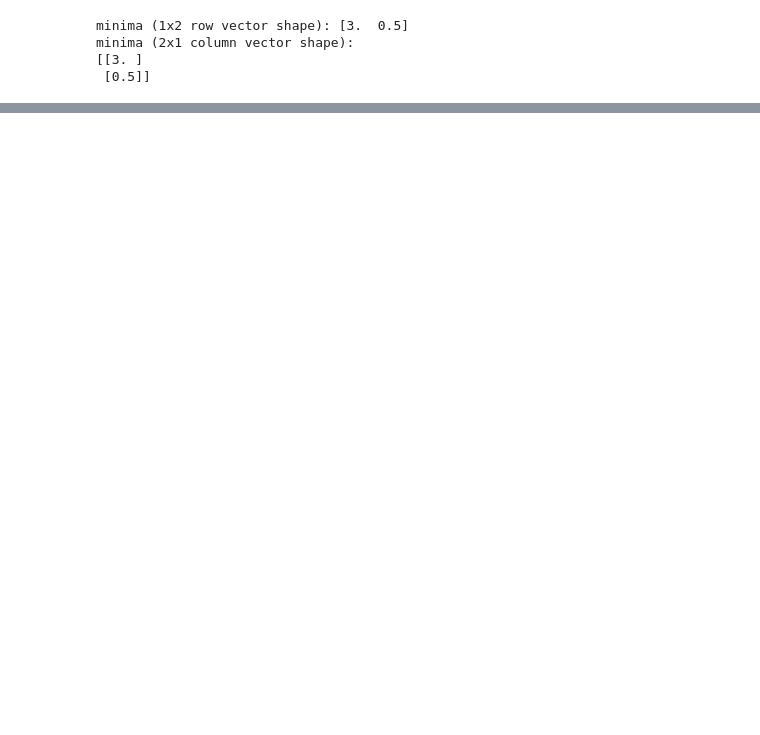
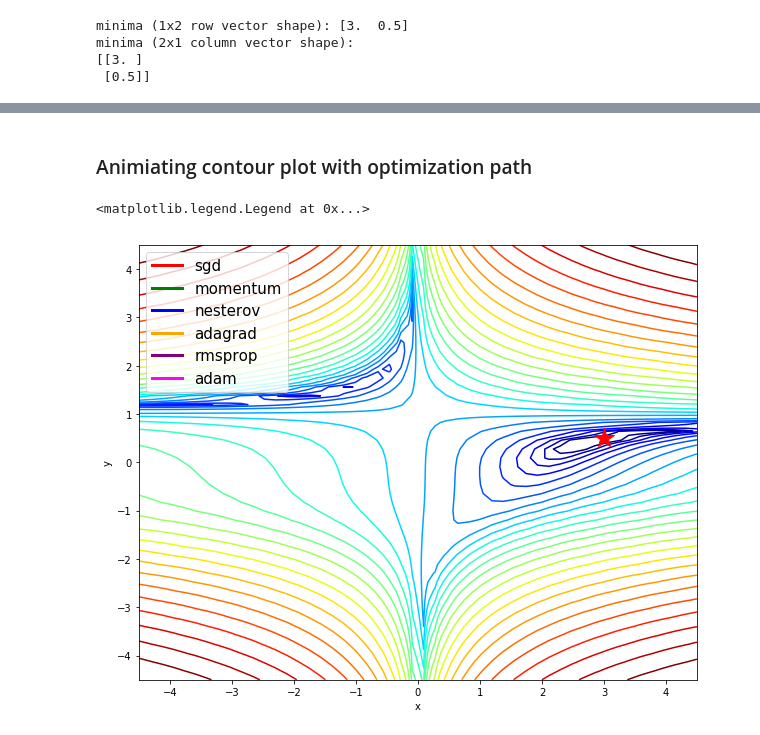
Before and after one commit to ilguyi/optimizers.numpy, a Jupyter notebook: optimizer.tf.all.opt.plot.ipynb, the cells around one changed output, grey strips where cells are left out. Cells and saved outputs as stored; diff of their text form; code cells hidden in the pictures; blank space fills up the shorter version.

```diff
--- a/optimizer.tf.all.opt.plot.ipynb
+++ b/optimizer.tf.all.opt.plot.ipynb
@@ -130,0 +143,2 @@ plt.show()
+# %% [markdown]
+### Animiating contour plot with optimization path
@@ -130,0 +186,18 @@ plt.show()
+# %%
+fig, ax = plt.subplots(figsize=(10, 8))
+
+ax.contour(x_mesh, y_mesh, z, levels=np.logspace(-0.5, 5, 25), norm=LogNorm(), cmap=plt.cm.jet)
+ax.plot(*minima, 'r*', markersize=20)
+
+ax.set_xlabel('x')
+ax.set_ylabel('y')
+
+ax.set_xlim((x_min, x_max))
+ax.set_ylim((y_min, y_max))
+
+path_animation = TrajectoryAnimation(*all_pathes, labels=opt_names, colors=colors, ax=ax)
+
+ax.legend(loc='upper left', prop={'size': 15})
+# %% [output]
+<matplotlib.legend.Legend at 0x...>
+[figure, added]
```
Also changed, not shown: parts of 12 cells of this notebook, 1 other file.
